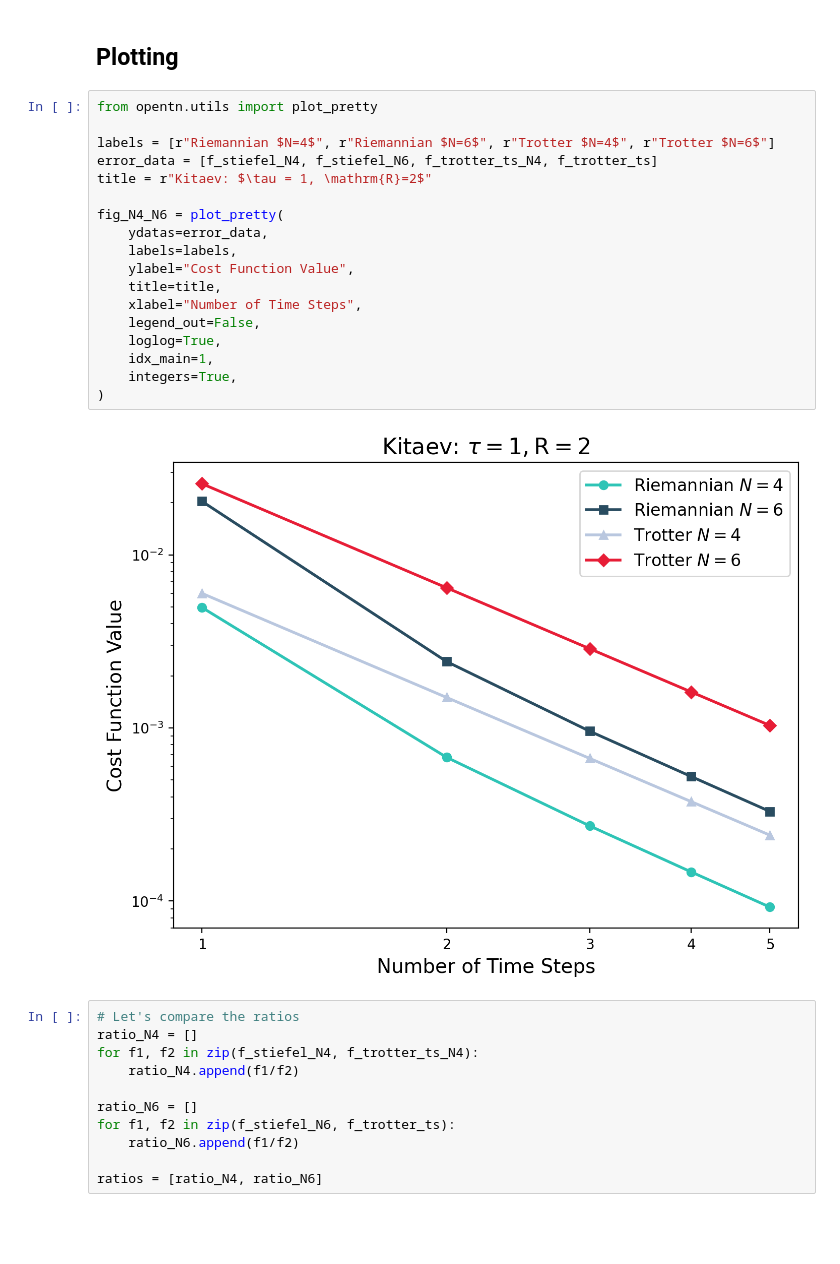
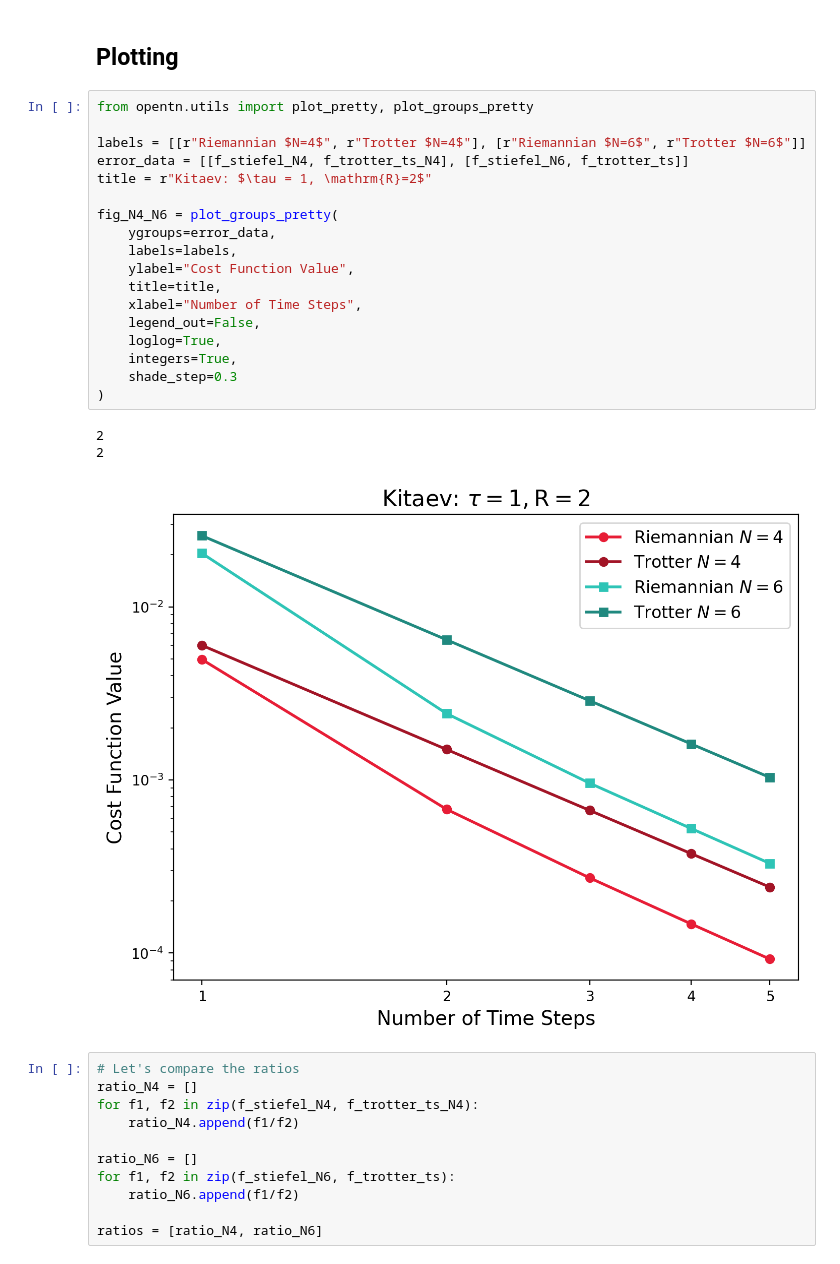
Before and after one commit to EmilianoG-byte/opentn, a Jupyter notebook: experiments/thesis_higher_sites.ipynb, the cells around one changed output. Saved outputs shown, nothing was run; the diff lists cells and outputs as text; blank space fills up the shorter version.

Commit message:
add utility plotting shades

```diff
--- a/experiments/thesis_higher_sites.ipynb
+++ b/experiments/thesis_higher_sites.ipynb
@@ -108,25 +108,27 @@ for n in range(1, 6):
 # %% [markdown]
 ## Plotting
 # %%
-from opentn.utils import plot_pretty
+from opentn.utils import plot_pretty, plot_groups_pretty
 
-labels = [r"Riemannian $N=4$", r"Riemannian $N=6$", r"Trotter $N=4$", r"Trotter $N=6$"]
-error_data = [f_stiefel_N4, f_stiefel_N6, f_trotter_ts_N4, f_trotter_ts]
+labels = [[r"Riemannian $N=4$", r"Trotter $N=4$"], [r"Riemannian $N=6$", r"Trotter $N=6$"]]
+error_data = [[f_stiefel_N4, f_trotter_ts_N4], [f_stiefel_N6, f_trotter_ts]]
 title = r"Kitaev: $\tau = 1, \mathrm{R}=2$"
 
-fig_N4_N6 = plot_pretty(
-    ydatas=error_data,
+fig_N4_N6 = plot_groups_pretty(
+    ygroups=error_data,
     labels=labels,
     ylabel="Cost Function Value",
     title=title,
     xlabel="Number of Time Steps",
     legend_out=False,
     loglog=True,
-    idx_main=1,
     integers=True,
+    shade_step=0.3
 )
 # %% [output]
+2
+2
-[figure, old version]
+[figure, new version]
 # %%
 # Let's compare the ratios
 ratio_N4 = []
```
Also changed, not shown: parts of 4 cells of this notebook, 1 other file.
